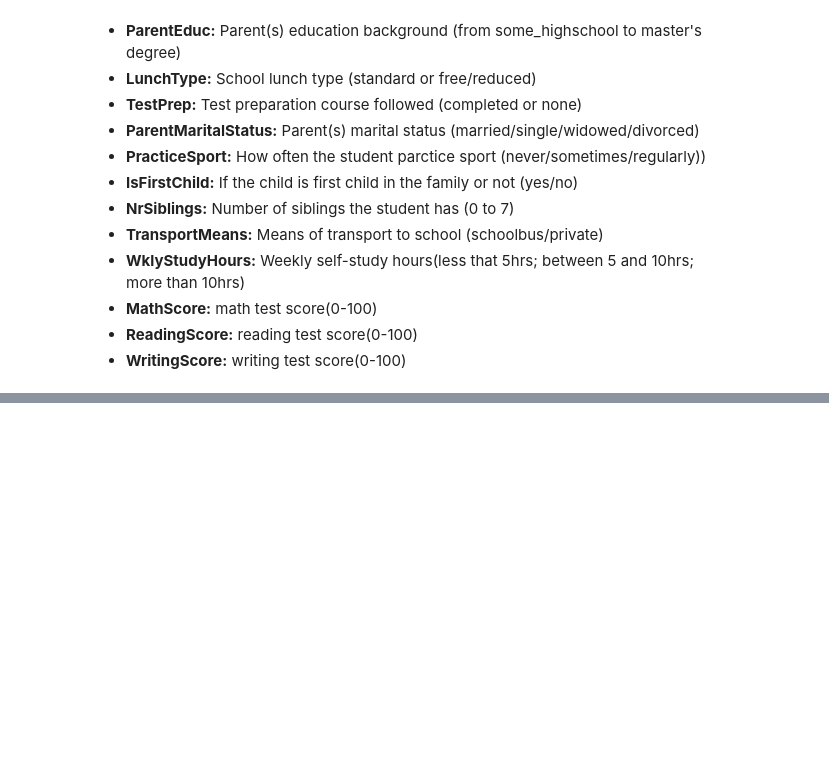
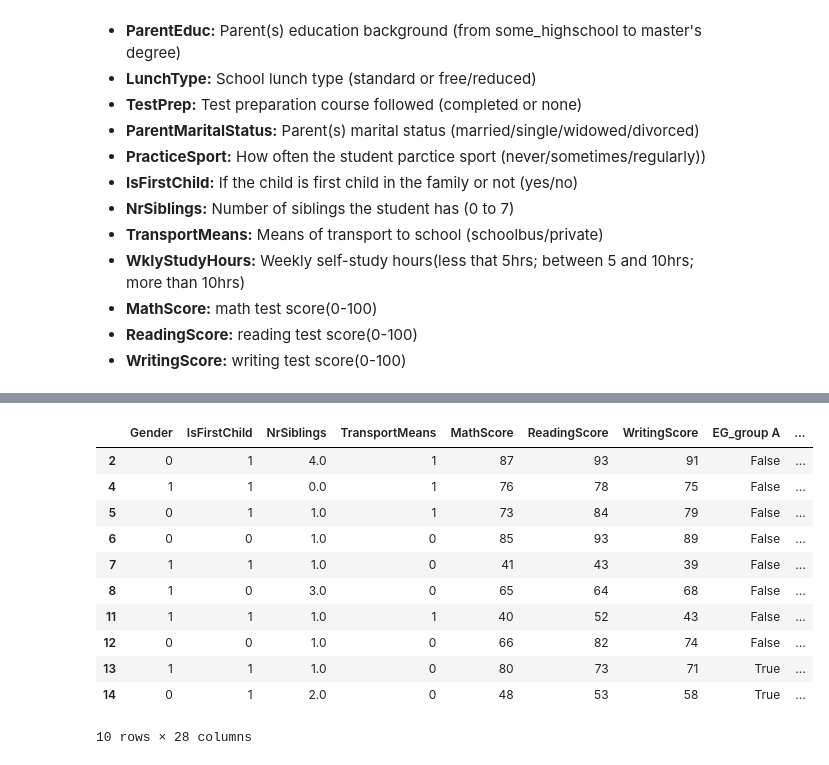
Before and after one commit to NicolaGabriele/StudentsExamScoresProject, a Jupyter notebook: SEproject.ipynb, the cells around one changed output, grey strips where cells are left out. Saved outputs shown, nothing was run; the diff lists cells and outputs as text; code cells hidden in the pictures; blank space fills up the shorter version.

```diff
--- a/SEproject.ipynb
+++ b/SEproject.ipynb
@@ -110,0 +186,15 @@ ds.head(10)
+# %%
+ds.head(10)
+# %% [output]
+|  | Gender | IsFirstChild | NrSiblings | TransportMeans | MathScore | ReadingScore | WritingScore | EG_group A | ... |
+| 2 | 0 | 1 | 4.0 | 1 | 87 | 93 | 91 | False | ... |
+| 4 | 1 | 1 | 0.0 | 1 | 76 | 78 | 75 | False | ... |
+| 5 | 0 | 1 | 1.0 | 1 | 73 | 84 | 79 | False | ... |
+| 6 | 0 | 0 | 1.0 | 0 | 85 | 93 | 89 | False | ... |
+| 7 | 1 | 1 | 1.0 | 0 | 41 | 43 | 39 | False | ... |
+| 8 | 1 | 0 | 3.0 | 0 | 65 | 64 | 68 | False | ... |
+| 11 | 1 | 1 | 1.0 | 1 | 40 | 52 | 43 | False | ... |
+| 12 | 0 | 0 | 1.0 | 0 | 66 | 82 | 74 | False | ... |
+| 13 | 1 | 1 | 1.0 | 0 | 80 | 73 | 71 | True | ... |
+| 14 | 0 | 1 | 2.0 | 0 | 48 | 53 | 58 | True | ... |
+10 rows × 28 columns
```
Also changed, not shown: parts of 23 cells of this notebook.
